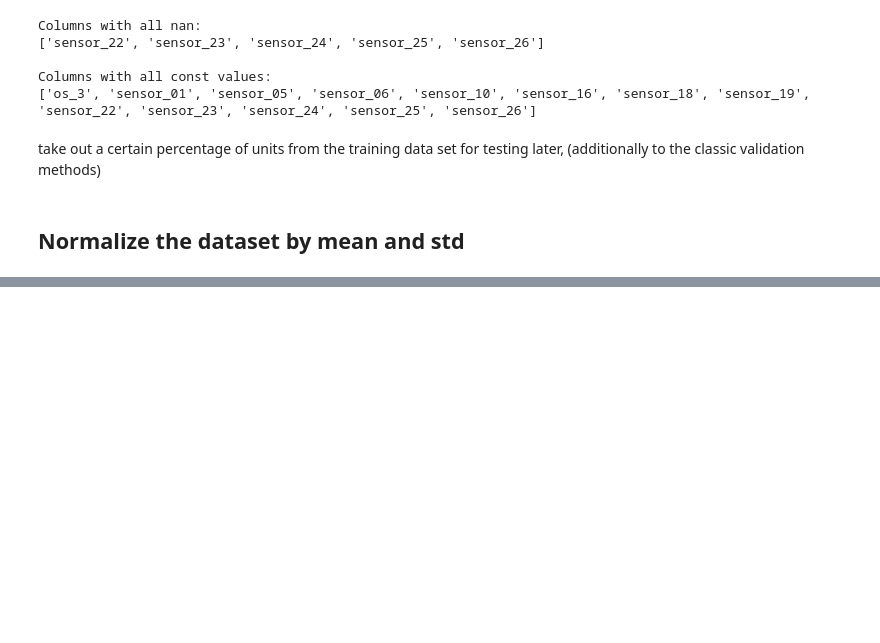
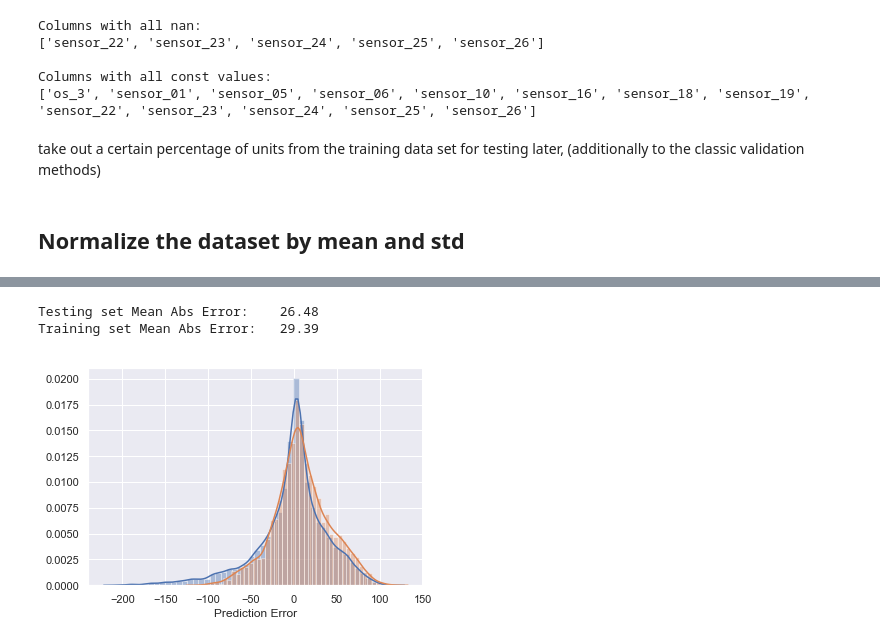
Before and after one commit to TobiasGlaubach/python-ml-turbofan, a Jupyter notebook: TrainTensorFlow.ipynb, the cells around one changed output, grey strips where cells are left out. Saved outputs shown, nothing was run; the diff lists cells and outputs as text; code cells hidden in the pictures; blank space fills up the shorter version.

Commit message:
adjusted the model and code to be more fitting for the domain

```diff
--- a/TrainTensorFlow.ipynb
+++ b/TrainTensorFlow.ipynb
@@ -76,12 +78,20 @@ train_data = df.loc[df['unit_nr'].apply( lambda x: x in units_train )].copy()
 # %% [markdown]
 ## Normalize the dataset by mean and std
+# %%
+cols_features = [c for c in df_train.columns if c.startswith('s')]
+
+train_data = df_train[cols_features].values
+train_labels = df_train['RUL'].values
+
+test_data = df_test[cols_features].values
+test_labels = df_test['RUL'].values
 # %%
 # Test data is *not* used when calculating the mean and std
 
 mean = train_data.mean(axis=0)
 std = train_data.std(axis=0)
-df_n_train = (train_data - mean) / std
-df_n_test = (test_data - mean) / std
+train_data = (train_data - mean) / std
+test_data = (test_data - mean) / std
 
-print(df_n_train.iloc[0])  # First training sample, normalized
+print(train_data[0])  # First training sample, normalized
 # %% [output]
@@ -126,13 +162,9 @@ model.summary()
 # %%
-# Display training progress by printing a single dot for each completed epoch
-class PrintDot(keras.callbacks.Callback):
-  def on_epoch_end(self, epoch, logs):
-    if epoch % 100 == 0: print('')
-    print('.', end='')
+# The patience parameter is the amount of epochs to check for improvement
+early_stop = keras.callbacks.EarlyStopping(monitor='val_loss', patience=20)# Display training progress by printing a single dot for each completed epoch
 
-EPOCHS = 500
-
-# Store training stats
-history = model.fit(train_data, train_labels, epochs=EPOCHS,
+EPOCHS=500
+train_data2, train_labels2 = shuffle(train_data, train_labels)
+history = model.fit(train_data2, train_labels2, epochs=EPOCHS,
                     validation_split=0.2, verbose=0,
-                    callbacks=[PrintDot()])
+                    callbacks=[early_stop, PrintDot()])
@@ -149,11 +172,0 @@ plot_history(history)
-# %%
-model = build_model()
-
-# The patience parameter is the amount of epochs to check for improvement
-early_stop = keras.callbacks.EarlyStopping(monitor='val_loss', patience=20)
-
-history = model.fit(train_data, train_labels, epochs=EPOCHS,
-                    validation_split=0.2, verbose=0,
-                    callbacks=[early_stop, PrintDot()])
-
-plot_history(history)
@@ -165,0 +177,6 @@ plt.xlabel("Prediction Error")
+# %%
+plot_res(model, test_data, test_labels, train_data, train_labels)
+# %% [output]
+Testing set Mean Abs Error:    26.48
+Training set Mean Abs Error:   29.39
+[figure, added]
```
Also changed, not shown: parts of 12 cells of this notebook.
